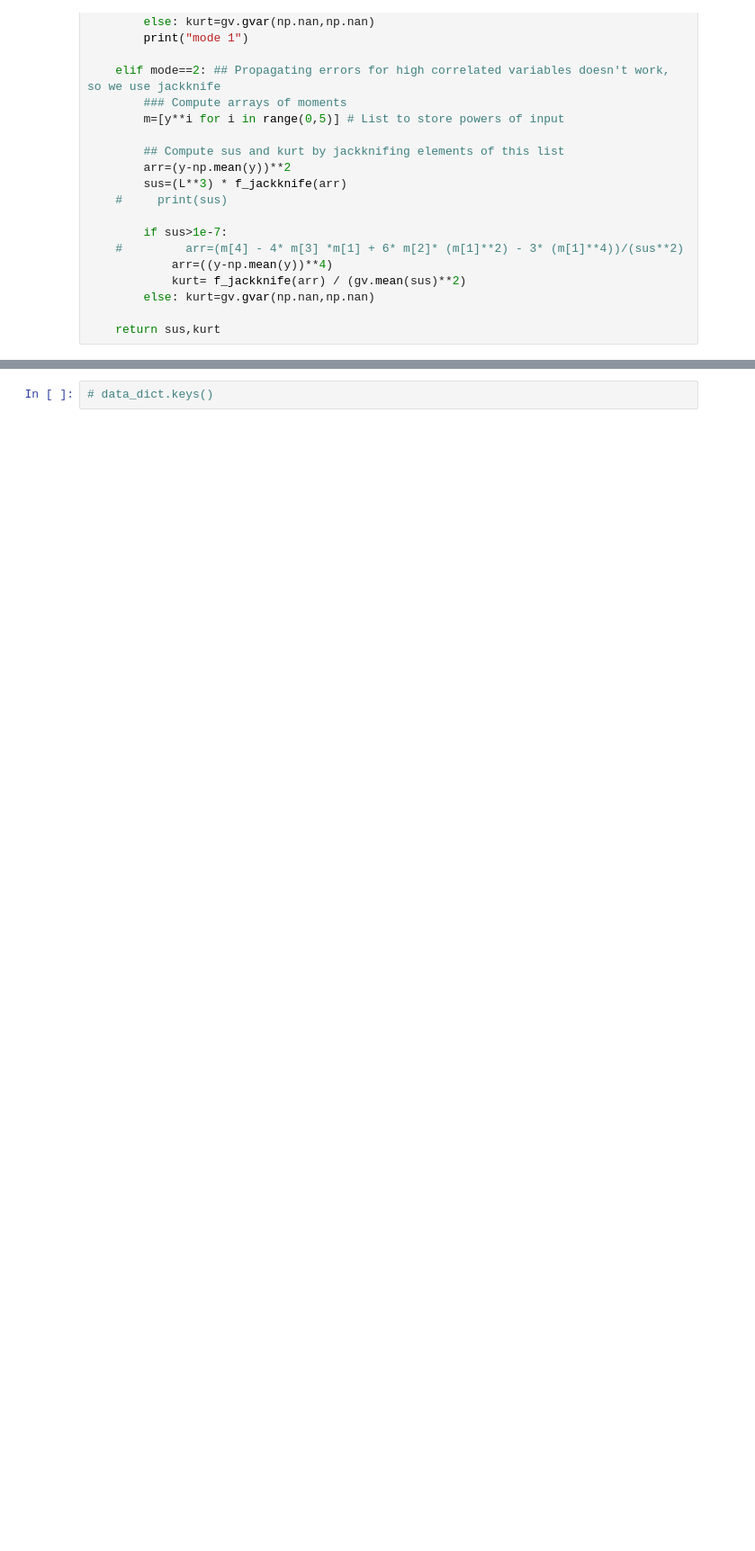
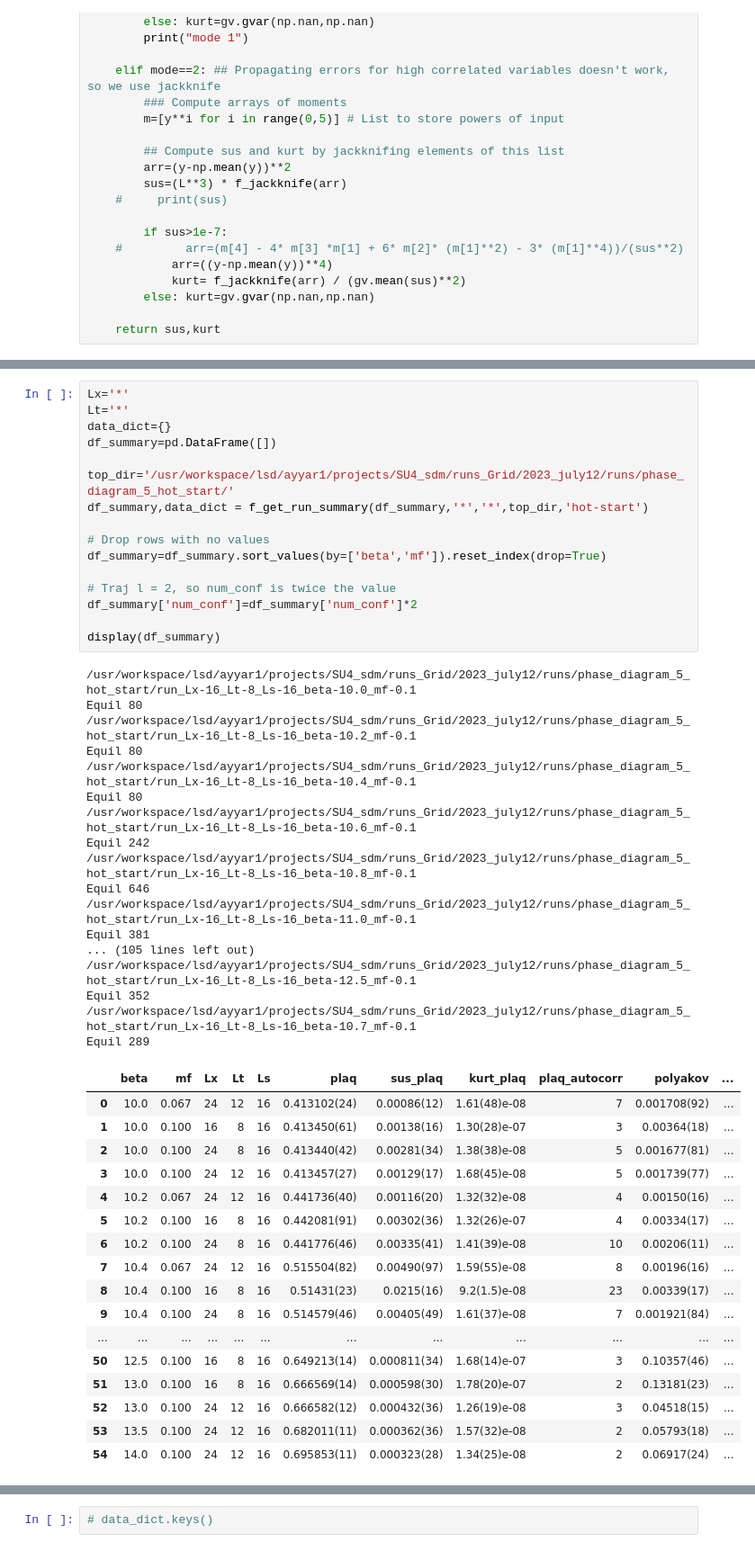
Before and after one commit to vmos1/su4_dm_grid_lsd, a Jupyter notebook: analysis/6a_HMC_compare_runs.ipynb, the cells around one changed output, grey strips where cells are left out. Shown at 90% size. Cells and saved outputs as stored; diff of their text form; blank space fills up the shorter version.

```diff
--- a/analysis/6a_HMC_compare_runs.ipynb
+++ b/analysis/6a_HMC_compare_runs.ipynb
@@ -191,3 +149,54 @@ Equil 50
+# %%
+Lx='*'
+Lt='*'
+data_dict={}
+df_summary=pd.DataFrame([])
+
+top_dir='/usr/workspace/lsd/ayyar1/projects/SU4_sdm/runs_Grid/2023_july12/runs/phase_diagram_5_hot_start/'
+df_summary,data_dict = f_get_run_summary(df_summary,'*','*',top_dir,'hot-start')
+
+# Drop rows with no values
+df_summary=df_summary.sort_values(by=['beta','mf']).reset_index(drop=True)
+
+# Traj l = 2, so num_conf is twice the value
+df_summary['num_conf']=df_summary['num_conf']*2
+
+display(df_summary)
+# %% [output]
+/usr/workspace/lsd/ayyar1/projects/SU4_sdm/runs_Grid/2023_july12/runs/phase_diagram_5_hot_start/run_Lx-16_Lt-8_Ls-16_beta-10.0_mf-0.1
+Equil 80
+/usr/workspace/lsd/ayyar1/projects/SU4_sdm/runs_Grid/2023_july12/runs/phase_diagram_5_hot_start/run_Lx-16_Lt-8_Ls-16_beta-10.2_mf-0.1
+Equil 80
+/usr/workspace/lsd/ayyar1/projects/SU4_sdm/runs_Grid/2023_july12/runs/phase_diagram_5_hot_start/run_Lx-16_Lt-8_Ls-16_beta-10.4_mf-0.1
+Equil 80
+/usr/workspace/lsd/ayyar1/projects/SU4_sdm/runs_Grid/2023_july12/runs/phase_diagram_5_hot_start/run_Lx-16_Lt-8_Ls-16_beta-10.6_mf-0.1
+Equil 242
+/usr/workspace/lsd/ayyar1/projects/SU4_sdm/runs_Grid/2023_july12/runs/phase_diagram_5_hot_start/run_Lx-16_Lt-8_Ls-16_beta-10.8_mf-0.1
+Equil 646
+/usr/workspace/lsd/ayyar1/projects/SU4_sdm/runs_Grid/2023_july12/runs/phase_diagram_5_hot_start/run_Lx-16_Lt-8_Ls-16_beta-11.0_mf-0.1
+Equil 381
+... (105 lines left out)
+/usr/workspace/lsd/ayyar1/projects/SU4_sdm/runs_Grid/2023_july12/runs/phase_diagram_5_hot_start/run_Lx-16_Lt-8_Ls-16_beta-12.5_mf-0.1
+Equil 352
+/usr/workspace/lsd/ayyar1/projects/SU4_sdm/runs_Grid/2023_july12/runs/phase_diagram_5_hot_start/run_Lx-16_Lt-8_Ls-16_beta-10.7_mf-0.1
+Equil 289
+|  | beta | mf | Lx | Lt | Ls | plaq | sus_plaq | kurt_plaq | plaq_autocorr | polyakov | ... |
+| 0 | 10.0 | 0.067 | 24 | 12 | 16 | 0.413102(24) | 0.00086(12) | 1.61(48)e-08 | 7 | 0.001708(92) | ... |
+| 1 | 10.0 | 0.100 | 16 | 8 | 16 | 0.413450(61) | 0.00138(16) | 1.30(28)e-07 | 3 | 0.00364(18) | ... |
+| 2 | 10.0 | 0.100 | 24 | 8 | 16 | 0.413440(42) | 0.00281(34) | 1.38(38)e-08 | 5 | 0.001677(81) | ... |
+| 3 | 10.0 | 0.100 | 24 | 12 | 16 | 0.413457(27) | 0.00129(17) | 1.68(45)e-08 | 5 | 0.001739(77) | ... |
+| 4 | 10.2 | 0.067 | 24 | 12 | 16 | 0.441736(40) | 0.00116(20) | 1.32(32)e-08 | 4 | 0.00150(16) | ... |
+| 5 | 10.2 | 0.100 | 16 | 8 | 16 | 0.442081(91) | 0.00302(36) | 1.32(26)e-07 | 4 | 0.00334(17) | ... |
+| 6 | 10.2 | 0.100 | 24 | 8 | 16 | 0.441776(46) | 0.00335(41) | 1.41(39)e-08 | 10 | 0.00206(11) | ... |
+| 7 | 10.4 | 0.067 | 24 | 12 | 16 | 0.515504(82) | 0.00490(97) | 1.59(55)e-08 | 8 | 0.00196(16) | ... |
+| 8 | 10.4 | 0.100 | 16 | 8 | 16 | 0.51431(23) | 0.0215(16) | 9.2(1.5)e-08 | 23 | 0.00339(17) | ... |
+| 9 | 10.4 | 0.100 | 24 | 8 | 16 | 0.514579(46) | 0.00405(49) | 1.61(37)e-08 | 7 | 0.001921(84) | ... |
+| ... | ... | ... | ... | ... | ... | ... | ... | ... | ... | ... | ... |
+| 50 | 12.5 | 0.100 | 16 | 8 | 16 | 0.649213(14) | 0.000811(34) | 1.68(14)e-07 | 3 | 0.10357(46) | ... |
+| 51 | 13.0 | 0.100 | 16 | 8 | 16 | 0.666569(14) | 0.000598(30) | 1.78(20)e-07 | 2 | 0.13181(23) | ... |
+| 52 | 13.0 | 0.100 | 24 | 12 | 16 | 0.666582(12) | 0.000432(36) | 1.26(19)e-08 | 3 | 0.04518(15) | ... |
+| 53 | 13.5 | 0.100 | 24 | 12 | 16 | 0.682011(11) | 0.000362(36) | 1.57(32)e-08 | 2 | 0.05793(18) | ... |
+| 54 | 14.0 | 0.100 | 24 | 12 | 16 | 0.695853(11) | 0.000323(28) | 1.34(25)e-08 | 2 | 0.06917(24) | ... |
 # %%
 df_sliced=df_summary[(df_summary.Lt.isin([8,12]))&(df_summary.mf==0.1)]
 # df_sliced=df_summary[((df_summary.Lx==16)&(df_summary.Lt==8)&(df_summary.mf==0.1))|((df_summary.Lt==12)&(df_summary.mf==0.067))].copy()
```
Also changed, not shown: parts of 18 cells of this notebook, 7 other files.
